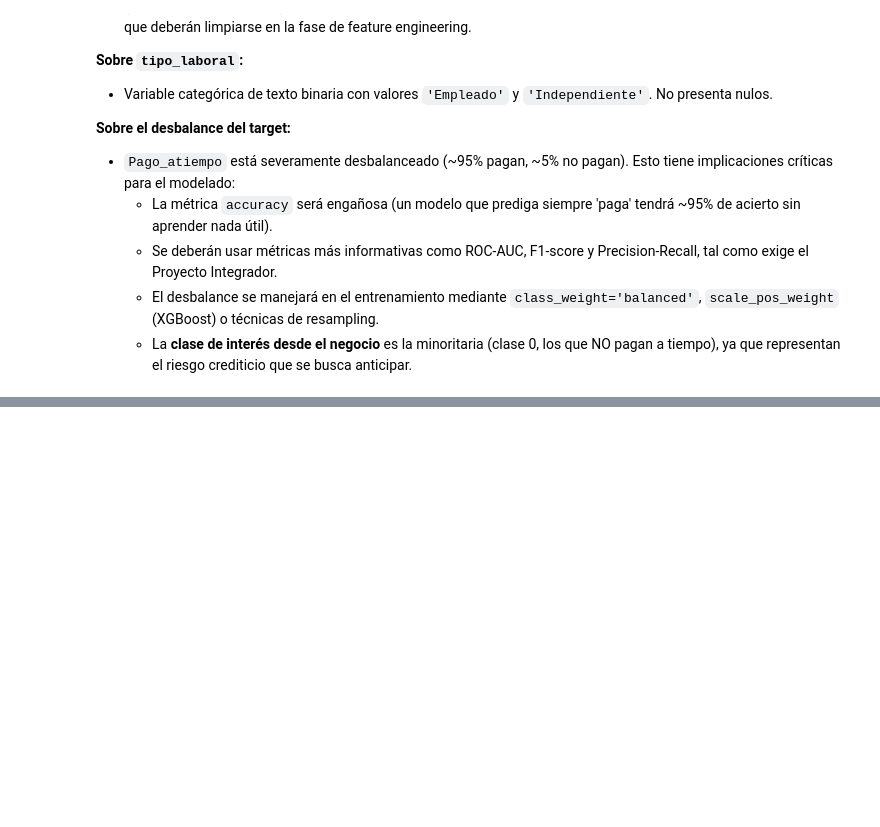
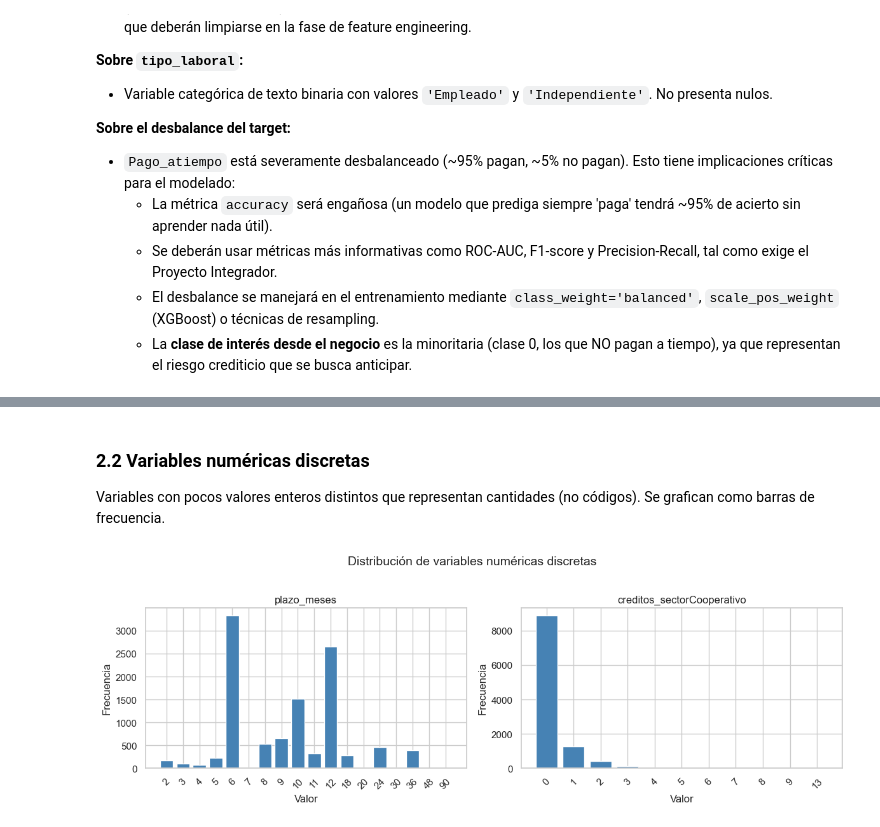
Before and after one commit to cfgarciac/pim5-riesgo-crediticio, a Jupyter notebook: mlops_pipeline/src/comprension_eda.ipynb, the cells around one changed output, grey strips where cells are left out. Saved outputs shown, nothing was run; the diff lists cells and outputs as text; code cells hidden in the pictures; blank space fills up the shorter version.

```diff
--- a/mlops_pipeline/src/comprension_eda.ipynb
+++ b/mlops_pipeline/src/comprension_eda.ipynb
@@ -417,0 +506,38 @@ Tras la exploración inicial, se identifican los siguientes puntos de atención
+# %% [markdown]
+### 2.2 Variables numéricas discretas
+
+Variables con pocos valores enteros distintos que representan cantidades (no códigos). Se grafican como barras de frecuencia.
+# %%
+variables_discretas = clasificacion['numerica_discreta']
+
+if variables_discretas:
+    n_vars = len(variables_discretas)
+    n_cols = min(n_vars, 2)
+    n_filas = int(np.ceil(n_vars / n_cols))
+
+    fig, axes = plt.subplots(n_filas, n_cols, figsize=(n_cols * 6, n_filas * 4))
+    if n_vars == 1:
+        axes = np.array([axes])
+    axes = axes.flatten() if hasattr(axes, 'flatten') else [axes]
+
+    for i, var in enumerate(variables_discretas):
+        conteos = df[var].value_counts().sort_index()
+        axes[i].bar(conteos.index.astype(str), conteos.values, color='steelblue', edgecolor='white')
+        axes[i].set_title(f'{var}')
+        axes[i].set_xlabel('Valor')
+        axes[i].set_ylabel('Frecuencia')
+        # Rotar etiquetas si hay muchas
+        if len(conteos) > 10:
+            axes[i].tick_params(axis='x', rotation=45)
+
+    # Limpiar ejes sobrantes
+    for i in range(n_vars, len(axes)):
+        axes[i].axis('off')
+
+    plt.suptitle('Distribución de variables numéricas discretas', fontsize=14, y=1.02)
+    plt.tight_layout()
+    plt.show()
+else:
+    print('No hay variables numéricas discretas en esta clasificación.')
+# %% [output]
+[figure, added]
```
Also changed, not shown: parts of 15 cells of this notebook.
